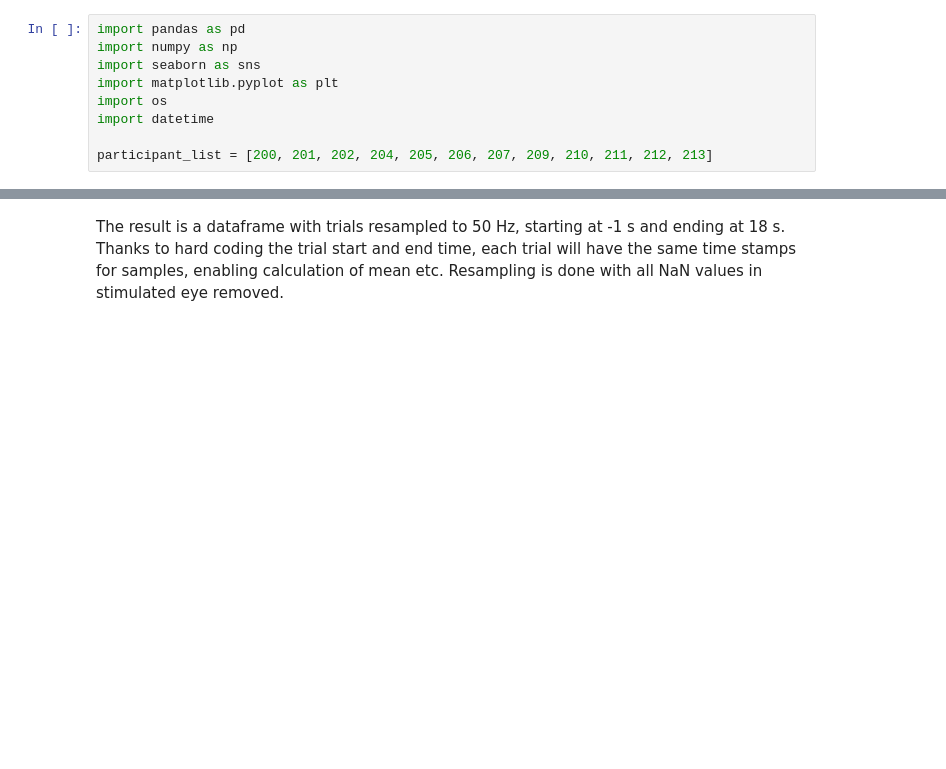
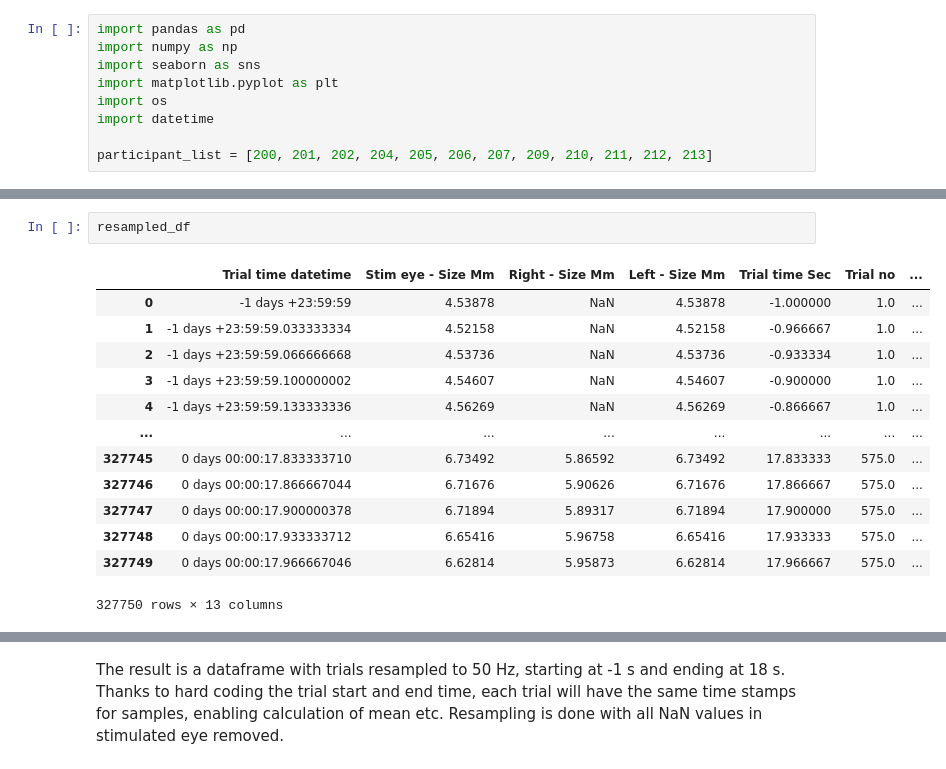
Before and after one commit to tscnlab/civibe_pupilprep, a Jupyter notebook: notebooks/prep_resample_signal.ipynb, the cells around one changed output, grey strips where cells are left out. Saved outputs shown, nothing was run; the diff lists cells and outputs as text; blank space fills up the shorter version.

```diff
--- a/notebooks/prep_resample_signal.ipynb
+++ b/notebooks/prep_resample_signal.ipynb
@@ -118,3 +158,19 @@ See the caveats in the documentation: https://pandas.pydata.org/pandas-docs/stab
+# %%
+resampled_df
+# %% [output]
+|  | Trial time datetime | Stim eye - Size Mm | Right - Size Mm | Left - Size Mm | Trial time Sec | Trial no | ... |
+| 0 | -1 days +23:59:59 | 4.53878 | NaN | 4.53878 | -1.000000 | 1.0 | ... |
+| 1 | -1 days +23:59:59.033333334 | 4.52158 | NaN | 4.52158 | -0.966667 | 1.0 | ... |
+| 2 | -1 days +23:59:59.066666668 | 4.53736 | NaN | 4.53736 | -0.933334 | 1.0 | ... |
+| 3 | -1 days +23:59:59.100000002 | 4.54607 | NaN | 4.54607 | -0.900000 | 1.0 | ... |
+| 4 | -1 days +23:59:59.133333336 | 4.56269 | NaN | 4.56269 | -0.866667 | 1.0 | ... |
+| ... | ... | ... | ... | ... | ... | ... | ... |
+| 327745 | 0 days 00:00:17.833333710 | 6.73492 | 5.86592 | 6.73492 | 17.833333 | 575.0 | ... |
+| 327746 | 0 days 00:00:17.866667044 | 6.71676 | 5.90626 | 6.71676 | 17.866667 | 575.0 | ... |
+| 327747 | 0 days 00:00:17.900000378 | 6.71894 | 5.89317 | 6.71894 | 17.900000 | 575.0 | ... |
+| 327748 | 0 days 00:00:17.933333712 | 6.65416 | 5.96758 | 6.65416 | 17.933333 | 575.0 | ... |
+| 327749 | 0 days 00:00:17.966667046 | 6.62814 | 5.95873 | 6.62814 | 17.966667 | 575.0 | ... |
+327750 rows × 13 columns
 # %%
 resampled_df
 # %% [output]
```
Also changed, not shown: parts of 7 cells of this notebook, 4 other files.
